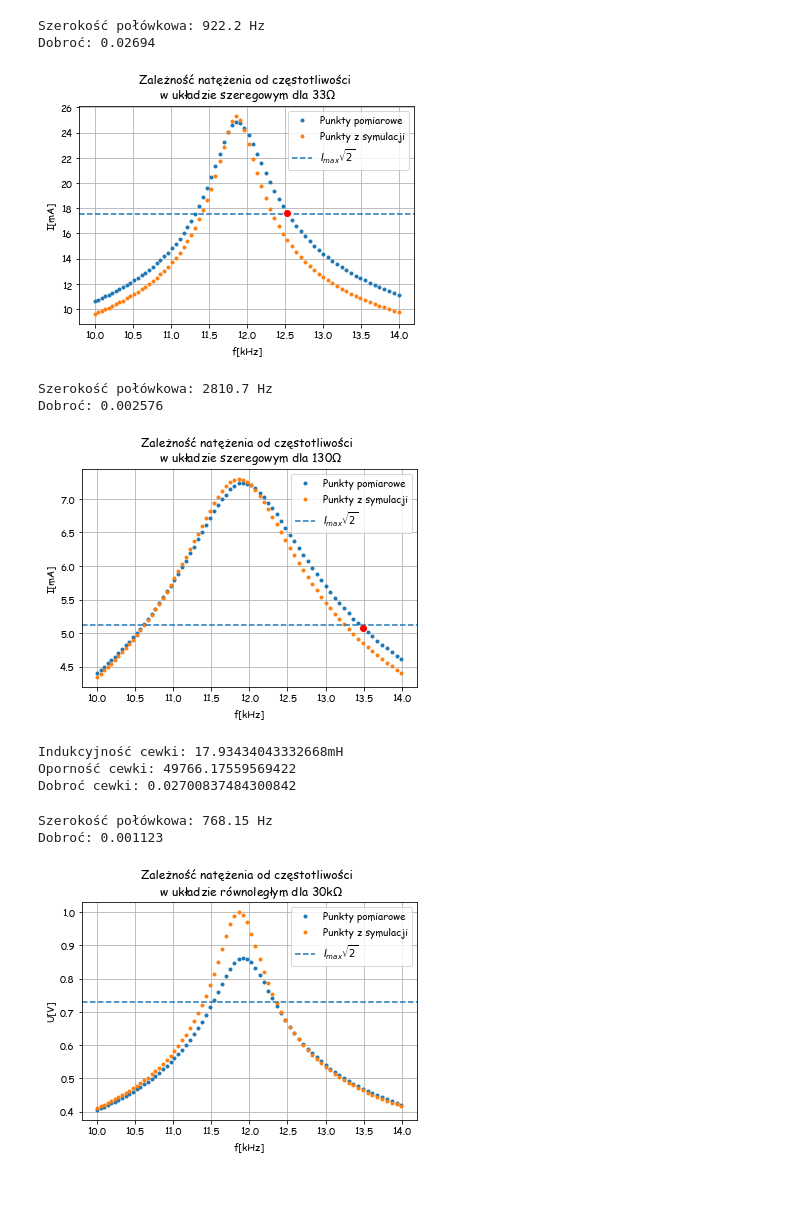
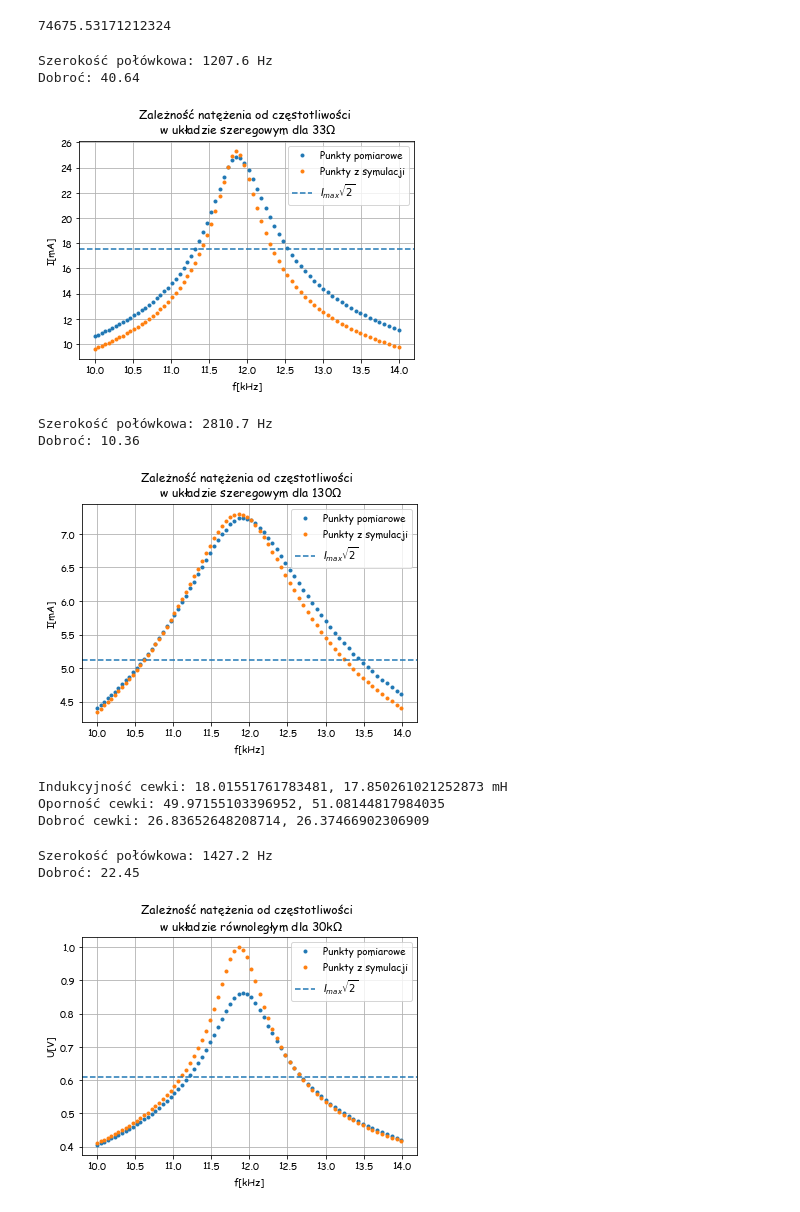
Before and after one commit to MarikinPaulina/EwEF, a Jupyter notebook: 02-Waleczny_Wrobel/Waleczny_wrobel.ipynb, the cells around one changed output. Cells and saved outputs as stored; diff of their text form; code cells hidden in the pictures.

```diff
--- a/02-Waleczny_Wrobel/Waleczny_wrobel.ipynb
+++ b/02-Waleczny_Wrobel/Waleczny_wrobel.ipynb
@@ -35,10 +35,12 @@ Cze130['Sym_Gain'] = np.exp(Cze130['Sym_Gain(dB)'] / 20)
 F_0_33 = Cze33[Cze33['Elv_Gain(dB)'] == max(Cze33['Elv_Gain(dB)'])]
 F_0_130 = Cze130[Cze130['Elv_Gain(dB)'] == max(Cze130['Elv_Gain(dB)'])]
 f_0 = (float(F_0_33['Elv_Freq(Hz)']) + float(F_0_130['Elv_Freq(Hz)'])) / 2
-f_0
 U = 1
 L = 18e-3
 C = 10e-9
+f_0*2*np.pi
+# %% [output]
+74675.53171212324
 # %%
 # Układ szeregowy z opornikiem 33 omy
 i1=27; i2 = 49
@@ -49,7 +51,7 @@ Cze33['Sym_I(mA)'] = (U*Cze33['Sym_Gain']/Z(Cze33['Sym_Freq(Hz)'],R,L,C)).real *
 wysokosc_polowkowa_33 = max(Cze33['Elv_I(mA)']) / np.sqrt(2)
 punkty_polowkowe_33 = Cze33.loc[[i1,i2]]
 szerokosc_polowkowa_33 = punkty_polowkowe_33.loc[i2,'Elv_Freq(Hz)'] - punkty_polowkowe_33.loc[i1,'Elv_Freq(Hz)']
-dobroc_33 = max(Cze33['Elv_I(mA)'])/szerokosc_polowkowa_33
+dobroc_33 = float(F_0_33['Elv_Freq(Hz)'])*2*np.pi*L/R #max(Cze33['Elv_I(mA)'])/szerokosc_polowkowa_33
 plt.plot(Cze33['Elv_Freq(kHz)'],Cze33['Elv_I(mA)'],'.',label = 'Punkty pomiarowe')
 plt.plot(Cze33['Sym_Freq(kHz)'],Cze33['Sym_I(mA)'],'.',label = 'Punkty z symulacji')
 plt.axhline(wysokosc_polowkowa_33,ls = 'dashed',label='$I_{max}\sqrt{2}$')
@@ -59,12 +61,12 @@ plt.grid()
 plt.title('Zależność natężenia od częstotliwości \n w układzie szeregowym dla 33$\Omega$')
 plt.legend()
 plt.savefig('Bode33.png',dpi=400)
-print(f"Szerokość połówkowa: {szerokosc_polowkowa_33:.4} Hz")
+print(f"Szerokość połówkowa: {szerokosc_polowkowa_33:.5} Hz")
 print(f"Dobroć: {dobroc_33:.4}")
 # %% [output]
-Szerokość połówkowa: 922.2 Hz
-Dobroć: 0.02694
+Szerokość połówkowa: 1207.6 Hz
+Dobroć: 40.64
-[figure, old version]
+[figure, new version]
 # %%
 # Układ szeregowy z opornikiem 130 omów
 i1=13; i2 = 64
@@ -75,11 +77,11 @@ Cze130['Sym_I(mA)'] = (U*Cze130['Sym_Gain']/Z(Cze130['Sym_Freq(Hz)'],R,L,C)).rea
 wysokosc_polowkowa_130 = max(Cze130['Elv_I(mA)']) / np.sqrt(2)
 punkty_polowkowe_130 = Cze130.loc[[i1,i2]]
 szerokosc_polowkowa_130 = punkty_polowkowe_130.loc[i2,'Elv_Freq(Hz)'] - punkty_polowkowe_130.loc[i1,'Elv_Freq(Hz)']
-dobroc_130 = max(Cze130['Elv_I(mA)'])/szerokosc_polowkowa_130
+dobroc_130 = float(F_0_130['Elv_Freq(Hz)'])*2*np.pi*L/R #max(Cze130['Elv_I(mA)'])/szerokosc_polowkowa_130
 plt.plot(Cze130['Elv_Freq(kHz)'],Cze130['Elv_I(mA)'],'.',label = 'Punkty pomiarowe')
 plt.plot(Cze130['Sym_Freq(kHz)'],Cze130['Sym_I(mA)'],'.',label = 'Punkty z symulacji')
 plt.axhline(wysokosc_polowkowa_130,ls = 'dashed',label='$I_{max}\sqrt{2}$')
-plt.plot(Cze130.loc[i,'Elv_Freq(kHz)'],Cze130.loc[i,'Elv_I(mA)'],'ro')
+# plt.plot(Cze130.loc[i,'Elv_Freq(kHz)'],Cze130.loc[i,'Elv_I(mA)'],'ro')
 plt.xlabel('f[kHz]')
 plt.ylabel('I[mA]')
 plt.grid()
@@ -90,63 +92,70 @@ print(f"Szerokość połówkowa: {szerokosc_polowkowa_130:.5} Hz")
 print(f"Dobroć: {dobroc_130:.4}")
 # %% [output]
 Szerokość połówkowa: 2810.7 Hz
-Dobroć: 0.002576
+Dobroć: 10.36
-[figure, old version]
+[figure, new version]
 # %%
 C = 10e-9
 L = 18e-3
 R_33 = 33
 U = 1
-omega_0_33 = int(F_0_33['Elv_Freq(Hz)']) * 2 * np.pi
+omega_0_33 = float(F_0_33['Elv_Freq(Hz)']) * 2 * np.pi
 R_g = 50
 L_33 = 1 / C / omega_0_33**2
-Q_L_33 = (dobroc_33**(-1) - omega_0_33*C*(R_g + R_33))**(-1)
-r_L_33 = omega_0_33*L/Q_L_33
+r_L_33 = abs(1 / (dobroc_33 * omega_0_33 * C) - (R_g + R_33))
+Q_L_33 = omega_0_33 * L / r_L_33
+# Q_L_33 = abs(dobroc_33**(-1) - omega_0_33*C*(R_g + R_33))**(-1)
+# r_L_33 = omega_0_33*L/Q_L_33
 
 R_130 = 130
-omega_0_130 = int(F_0_130['Elv_Freq(Hz)']) * 2 * np.pi
+omega_0_130 = float(F_0_130['Elv_Freq(Hz)']) * 2 * np.pi
 L_130 = 1 / C / omega_0_130**2
-Q_L_130 = (dobroc_33**(-1) - omega_0_130*C*(R_g + R_130))**(-1)
-r_L_130 = omega_0_130*L/Q_L_130
+r_L_130 = abs(1 / (dobroc_130 * omega_0_130 * C) - (R_g + R_130))
+Q_L_130 = omega_0_130 * L / r_L_130
+# Q_L_130 = (dobroc_130**(-1) - omega_0_130*C*(R_g + R_130))**(-1)
+# r_L_130 = omega_0_130*L/Q_L_130
 
-L = (L_33 + L_130)/2
-Q_L = (Q_L_33 + Q_L_130)/2
-r_L = (r_L_33 + r_L_130)/2
-print(f"Indukcyjność cewki: {L*1e3}mH")
-print(f"Oporność cewki: {r_L}")
-print(f"Dobroć cewki: {Q_L}")
+# L = (L_33 + L_130)/2
+# Q_L = (Q_L_33 + Q_L_130)/2
+# r_L = (r_L_33 + r_L_130)/2
+print(f"Indukcyjność cewki: {L_33*1e3}, {L_130*1e3} mH")
+print(f"Oporność cewki: {r_L_33}, {r_L_130}")
+print(f"Dobroć cewki: {Q_L_33}, {Q_L_130}")
 # %% [output]
-Indukcyjność cewki: 17.93434043332668mH
-Oporność cewki: 49766.17559569422
-Dobroć cewki: 0.02700837484300842
+Indukcyjność cewki: 18.01551761783481, 17.850261021252873 mH
+Oporność cewki: 49.97155103396952, 51.08144817984035
+Dobroć cewki: 26.83652648208714, 26.37466902306909
 # %%
+R = 30e3
+i =50
 ElvCze30 = pd.read_csv(f"./Dane/BodeElvis30.txt",sep=r'\s*', skiprows=3, header=None, decimal=',',engine='python')
 ElvCze30.columns = ["Freq(Hz)","Gain(dB)","Phase(deg)"]
 ElvCze30['Gain'] = np.exp(ElvCze30['Gain(dB)'] / 20)
 ElvCze30['Freq(kHz)'] = ElvCze30['Freq(Hz)'] / 1e3
 SymCze30 = pd.read_csv(f"./Dane/BodeSimulator30.txt",sep=r'\s*', skiprows=3, header=None, decimal=',',engine='python')
 SymCze30.columns = ["Freq(Hz)","Gain(dB)","Phase(deg)"]
 SymCze30['Gain'] = np.exp(SymCze30['Gain(dB)'] / 20)
 SymCze30['Freq(kHz)'] = SymCze30['Freq(Hz)'] / 1e3
 ElvCze30['U'] = U*ElvCze30['Gain']
 SymCze30['U'] = U*SymCze30['Gain']
-wysokosc_polowkowa_30 = (max(ElvCze30['U'])-min(ElvCze30['U']))/np.sqrt(2) + min(ElvCze30['U'])
-punkty_polowkowe_30 = ElvCze30.loc[[31,45]]
-szerokosc_polowkowa_30 = punkty_polowkowe_30.loc[45,'Freq(Hz)'] - punkty_polowkowe_30.loc[31,'Freq(Hz)']
-dobroc_30 = max(ElvCze30['U'])/szerokosc_polowkowa_30
+wysokosc_polowkowa_30 = max(ElvCze30['U'])/np.sqrt(2)
+punkty_polowkowe_30 = ElvCze30.loc[[25,51]]
+szerokosc_polowkowa_30 = punkty_polowkowe_30.loc[51,'Freq(Hz)'] - punkty_polowkowe_30.loc[25,'Freq(Hz)']
+dobroc_30 = float(F_0_130['Elv_Freq(Hz)'])*2*np.pi*C*R #max(ElvCze30['U'])/szerokosc_polowkowa_30
 plt.plot(ElvCze30['Freq(kHz)'],ElvCze30['U'],'.',label = 'Punkty pomiarowe')
 plt.plot(SymCze30['Freq(kHz)'],SymCze30['U'],'.',label = 'Punkty z symulacji')
 plt.axhline(wysokosc_polowkowa_30,ls = 'dashed',label='$I_{max}\sqrt{2}$')
+# plt.plot(ElvCze30.loc[i,'Freq(kHz)'],ElvCze30.loc[i,'U'],'ro')
 plt.xlabel('f[kHz]')
 plt.ylabel('U[V]')
 plt.grid()
 plt.legend()
 plt.title('Zależność natężenia od częstotliwości \n w układzie równoległym dla 30k$\Omega$')
 plt.savefig('Bode30.png',dpi=400)
 print(f"Szerokość połówkowa: {szerokosc_polowkowa_30:.5} Hz")
 print(f"Dobroć: {dobroc_30:.4}")
 # %% [output]
-Szerokość połówkowa: 768.15 Hz
-Dobroć: 0.001123
+Szerokość połówkowa: 1427.2 Hz
+Dobroć: 22.45
-[figure, old version]
+[figure, new version]
 # %%
```
Also changed, not shown: parts of 4 cells of this notebook, 12 other files.
